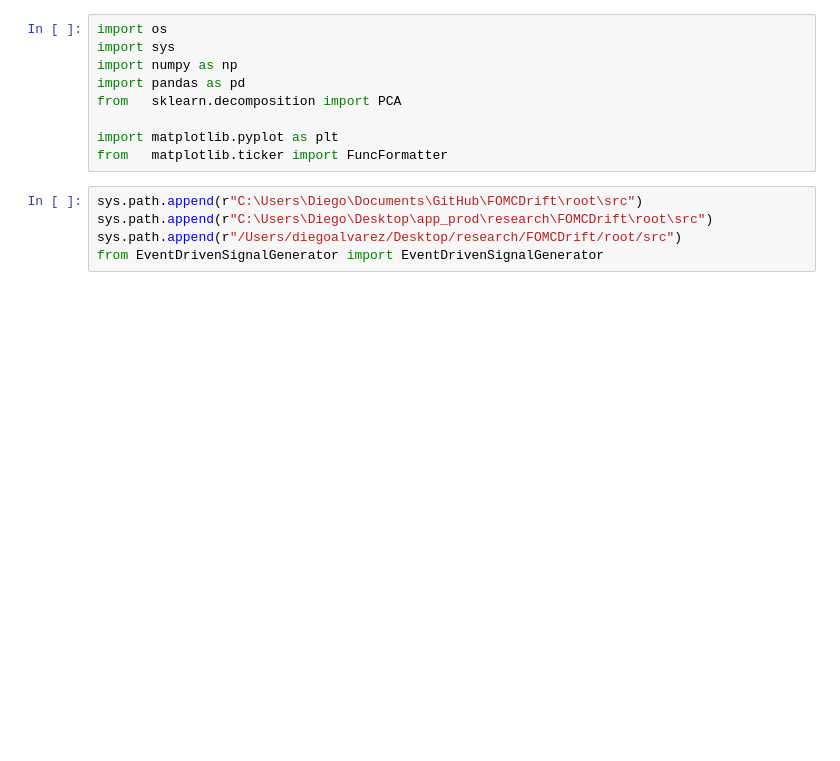
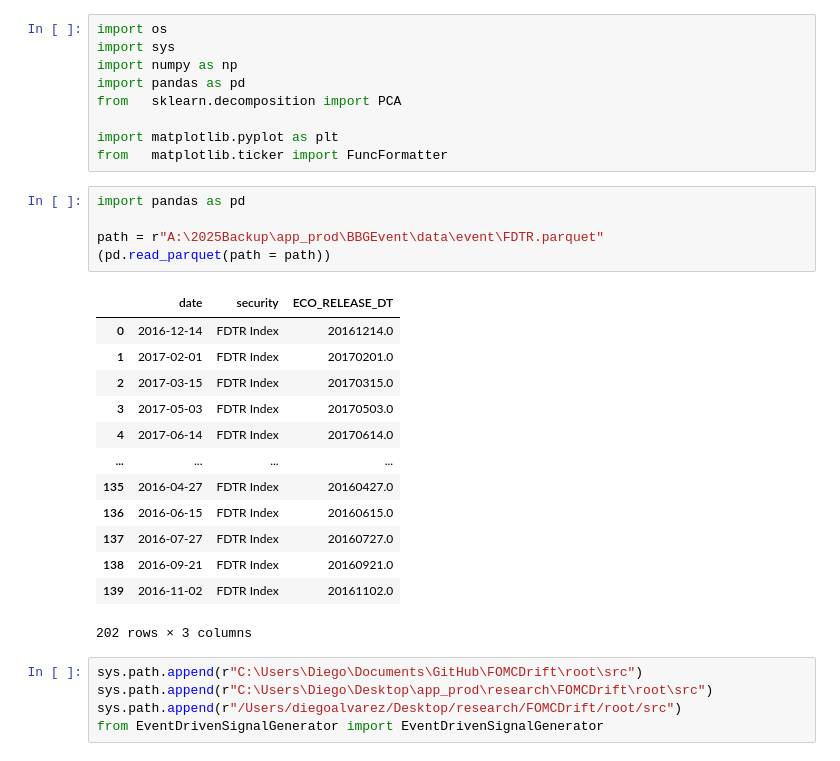
Before and after one commit to diegodalvarez/FOMCDrift, a Jupyter notebook: root/notebooks/background/0FOMCTreasuryPCs.ipynb, the cells around one changed output. Cells and saved outputs as stored; diff of their text form; blank space fills up the shorter version.

```diff
--- a/root/notebooks/background/0FOMCTreasuryPCs.ipynb
+++ b/root/notebooks/background/0FOMCTreasuryPCs.ipynb
@@ -13,6 +13,25 @@ from   sklearn.decomposition import PCA
 
 import matplotlib.pyplot as plt
 from   matplotlib.ticker import FuncFormatter
+# %%
+import pandas as pd
+
+path = r"A:\2025Backup\app_prod\BBGEvent\data\event\FDTR.parquet"
+(pd.read_parquet(path = path))
+# %% [output]
+|  | date | security | ECO_RELEASE_DT |
+| 0 | 2016-12-14 | FDTR Index | 20161214.0 |
+| 1 | 2017-02-01 | FDTR Index | 20170201.0 |
+| 2 | 2017-03-15 | FDTR Index | 20170315.0 |
+| 3 | 2017-05-03 | FDTR Index | 20170503.0 |
+| 4 | 2017-06-14 | FDTR Index | 20170614.0 |
+| ... | ... | ... | ... |
+| 135 | 2016-04-27 | FDTR Index | 20160427.0 |
+| 136 | 2016-06-15 | FDTR Index | 20160615.0 |
+| 137 | 2016-07-27 | FDTR Index | 20160727.0 |
+| 138 | 2016-09-21 | FDTR Index | 20160921.0 |
+| 139 | 2016-11-02 | FDTR Index | 20161102.0 |
+202 rows × 3 columns
 # %%
 sys.path.append(r"C:\Users\Diego\Documents\GitHub\FOMCDrift\root\src")
 sys.path.append(r"C:\Users\Diego\Desktop\app_prod\research\FOMCDrift\root\src")
```
Also changed, not shown: 3 other files.
